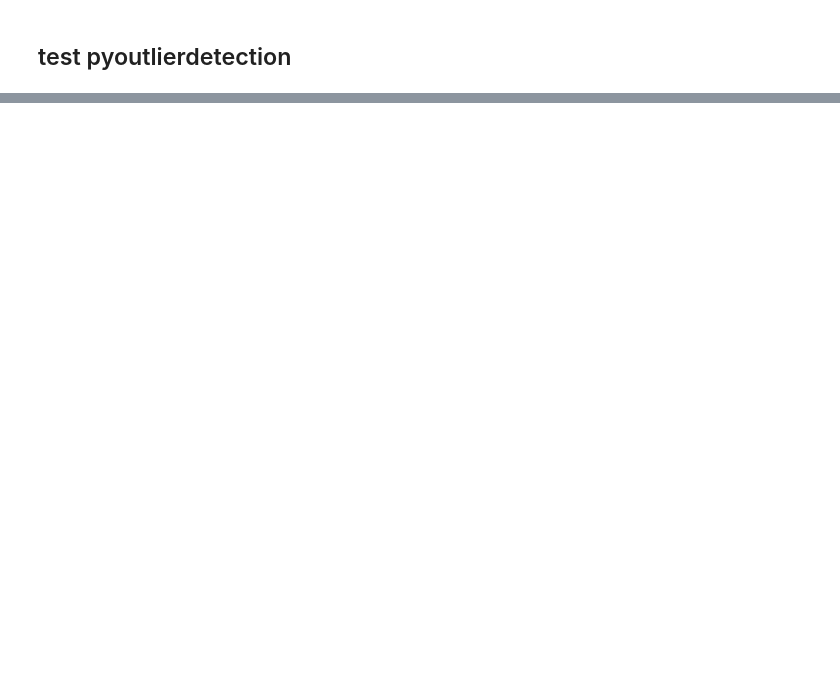
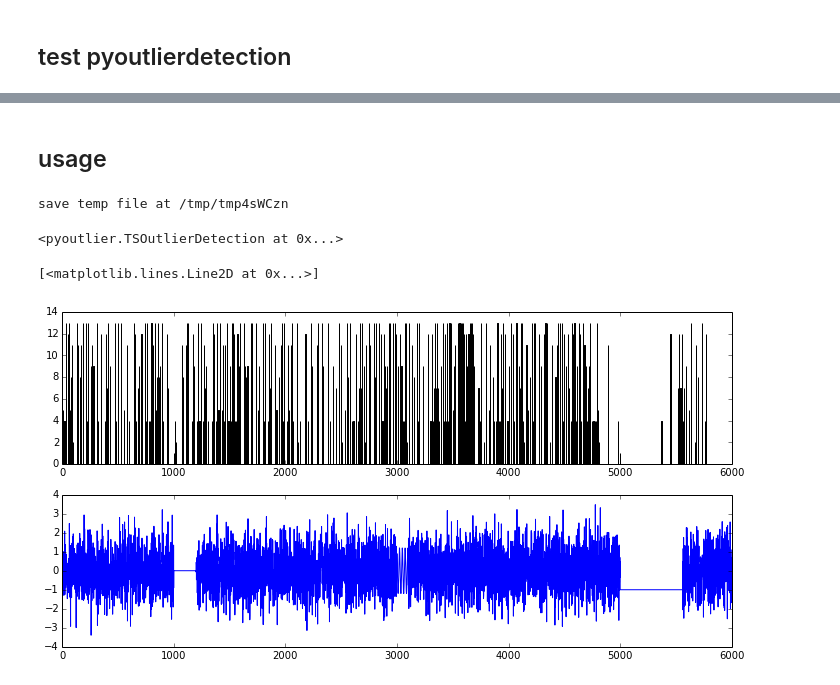
Before and after one commit to dolaameng/pysax, a Jupyter notebook: Tutorial-pyoutlier.ipynb, the cells around one changed output, grey strips where cells are left out. Saved outputs shown, nothing was run; the diff lists cells and outputs as text; code cells hidden in the pictures; blank space fills up the shorter version.

Commit message:
pyoutlier

```diff
--- a/Tutorial-pyoutlier.ipynb
+++ b/Tutorial-pyoutlier.ipynb
@@ -62,0 +60,22 @@ _ = plt.hist(word_occurrences, bins = 50)
+# %% [markdown]
+## usage
+# %%
+detector = pyoutlier.TSOutlierDetection(sax_params = dict(window = 200, stride = 10, nbins = 4, alphabet = "ABCD"),
+                                        sequitur_params = dict(sequitur_path="sequitur/sequitur"))
+ts = np.random.randn(6000)
+ts[1000:1200] = 0
+ts[5000:5560] = -1
+ts[3000:3100] = np.sin(np.arange(3000, 3100) * 0.25) * 1.2
+
+detector.fit(ts)
+# %% [output]
+save temp file at /tmp/tmp4sWCzn
+<pyoutlier.TSOutlierDetection at 0x...>
+# %%
+ts_density = detector.timeseries_density()
+fig, axes = plt.subplots(2, 1, figsize = (12, 6))
+axes[0].bar(*ts_density)
+axes[1].plot(range(len(ts)), ts)
+# %% [output]
+[<matplotlib.lines.Line2D at 0x...>]
+[figure, added]
```
Also changed, not shown: parts of 5 cells of this notebook, 2 other files.
